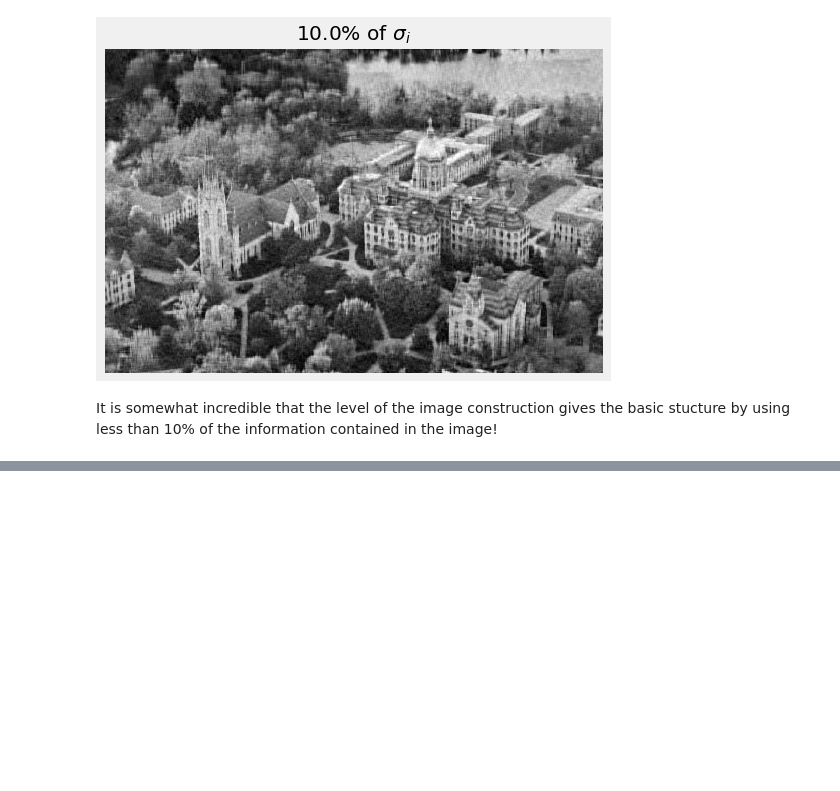
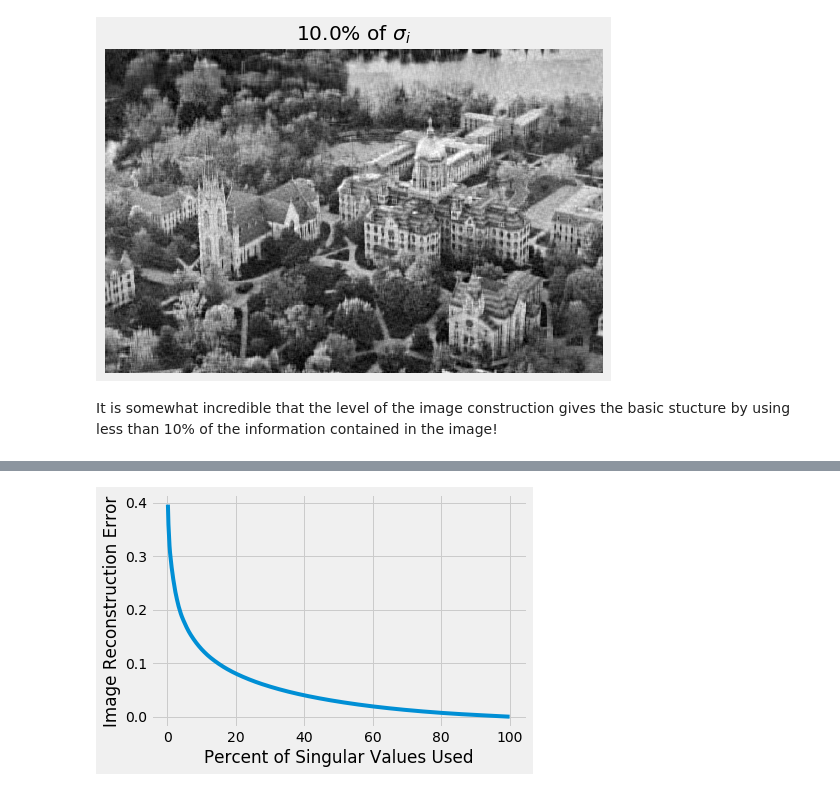
Before and after one commit to celmore25/portfolio, a Jupyter notebook: Notebooks/linear_algebra/SVD_Image_Compression.ipynb, the cells around one changed output, grey strips where cells are left out. Cells and saved outputs as stored; diff of their text form; code cells hidden in the pictures; blank space fills up the shorter version.

```diff
--- a/Notebooks/linear_algebra/SVD_Image_Compression.ipynb
+++ b/Notebooks/linear_algebra/SVD_Image_Compression.ipynb
@@ -215,0 +220,14 @@ It is somewhat incredible that the level of the image construction gives the bas
+# %%
+n_s_vec = np.arange(S.shape[0]) + 1
+img_error = []
+for n_s in n_s_vec:
+    S_comp = drop_singular_values(S, n_s = n_s)
+    img_recon = U@S_comp@Vt
+    img_error.append(la.norm(img_grey - img_recon) / la.norm(img_grey))
+fig, ax = plt.subplots()
+ax.plot(n_s_vec / n_s_vec.shape[0] * 100, img_error)
+ax.set_xlabel('Percent of Singular Values Used')
+ax.set_ylabel('Image Reconstruction Error')
+plt.show()
+# %% [output]
+[figure, added]
```
Also changed, not shown: parts of 3 cells of this notebook.
